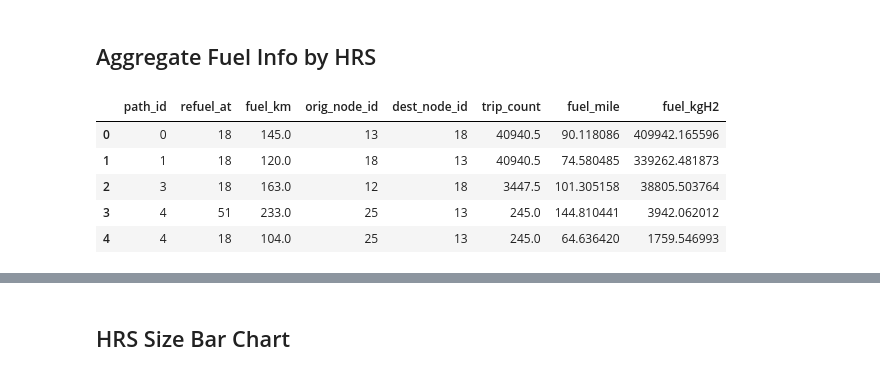
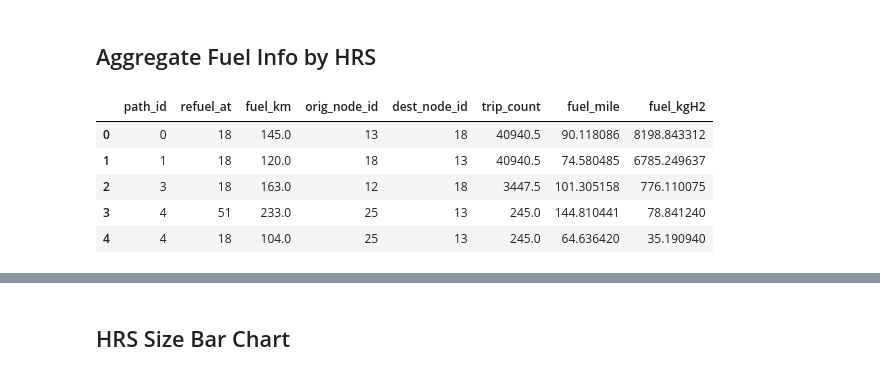
Before and after one commit to ligz08/CHIP-MDHD, a Jupyter notebook: LongHaul_module/python/05 Long-Haul FCV HRS Size.ipynb, the cells around one changed output, grey strips where cells are left out. Drawn from its saved outputs; the diff is of its cells as text; code cells hidden in the pictures.

```diff
--- a/LongHaul_module/python/05 Long-Haul FCV HRS Size.ipynb
+++ b/LongHaul_module/python/05 Long-Haul FCV HRS Size.ipynb
@@ -44,15 +46,15 @@ from config import LH_FCET_MPkgH2
 # %%
 path_fuel = pd.merge(Path_fuel_info, OD_info, how='left', on='path_id')
 path_fuel['fuel_mile'] = path_fuel['fuel_km']/1.609
-path_fuel['fuel_kgH2'] = path_fuel['fuel_mile'] / LH_FCET_MPkgH2 * path_fuel['trip_count']
+path_fuel['fuel_kgH2'] = path_fuel['fuel_mile'] / LH_FCET_MPkgH2 * path_fuel['trip_count'] * FCV_TRIPS_PROPORTION_IN_HCV # assume 5% of all traffic is FCV
 path_fuel.head()
 # %% [output]
 |  | path_id | refuel_at | fuel_km | orig_node_id | dest_node_id | trip_count | fuel_mile | fuel_kgH2 |
-| 0 | 0 | 18 | 145.0 | 13 | 18 | 40940.5 | 90.118086 | 409942.165596 |
-| 1 | 1 | 18 | 120.0 | 18 | 13 | 40940.5 | 74.580485 | 339262.481873 |
-| 2 | 3 | 18 | 163.0 | 12 | 18 | 3447.5 | 101.305158 | 38805.503764 |
-| 3 | 4 | 51 | 233.0 | 25 | 13 | 245.0 | 144.810441 | 3942.062012 |
-| 4 | 4 | 18 | 104.0 | 25 | 13 | 245.0 | 64.636420 | 1759.546993 |
+| 0 | 0 | 18 | 145.0 | 13 | 18 | 40940.5 | 90.118086 | 8198.843312 |
+| 1 | 1 | 18 | 120.0 | 18 | 13 | 40940.5 | 74.580485 | 6785.249637 |
+| 2 | 3 | 18 | 163.0 | 12 | 18 | 3447.5 | 101.305158 | 776.110075 |
+| 3 | 4 | 51 | 233.0 | 25 | 13 | 245.0 | 144.810441 | 78.841240 |
+| 4 | 4 | 18 | 104.0 | 25 | 13 | 245.0 | 64.636420 | 35.190940 |
 # %%
 hrs_fuel = path_fuel.groupby('refuel_at')[['fuel_kgH2']].sum()
 hrs_fuel.rename_axis('hrs_node_id', axis=0, inplace=True)
```
Also changed, not shown: parts of 4 cells of this notebook, 11 other files.
